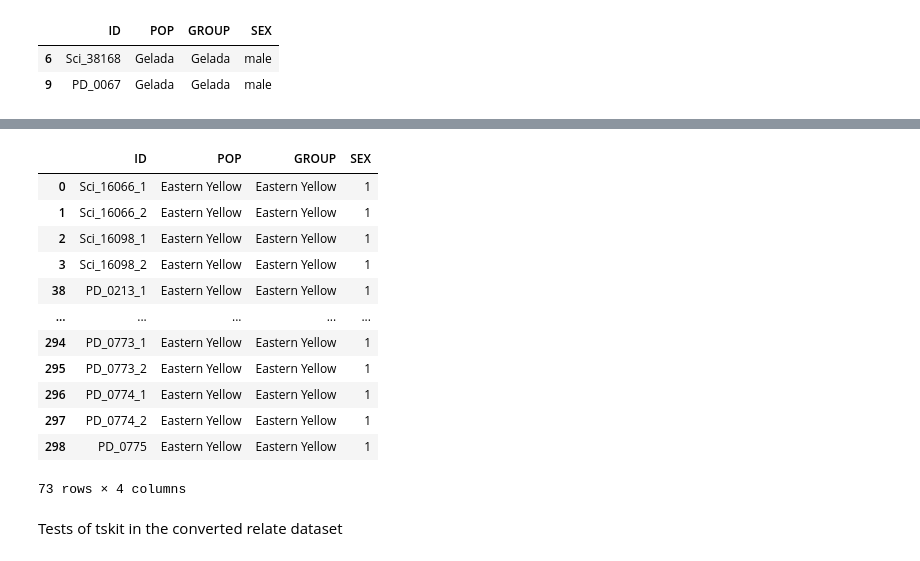
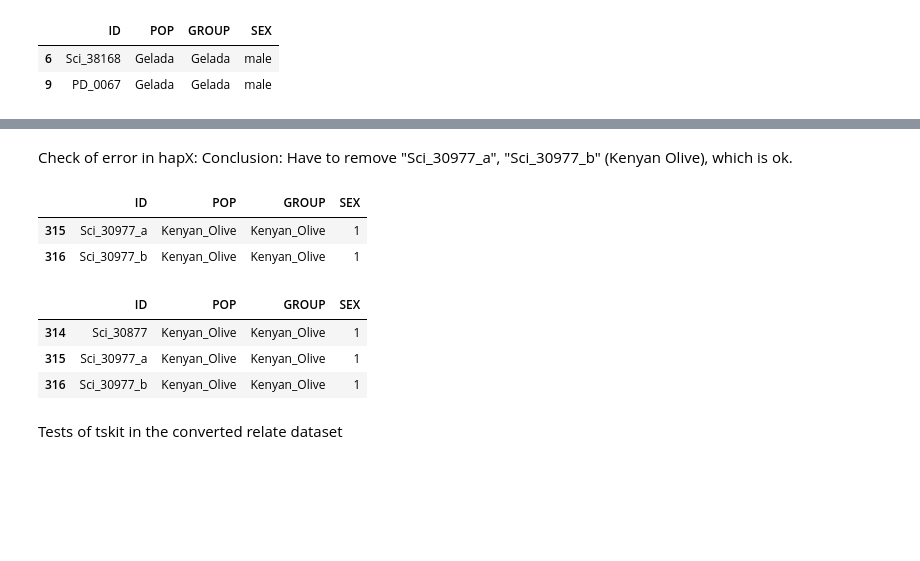
Before and after one commit to erikfogh/relate_clues, a Jupyter notebook: notebooks/tskit01_prep_loading_and_displaying_data.ipynb, the cells around one changed output, grey strips where cells are left out. Cells and saved outputs as stored; diff of their text form; code cells hidden in the pictures; blank space fills up the shorter version.

```diff
--- a/notebooks/tskit01_prep_loading_and_displaying_data.ipynb
+++ b/notebooks/tskit01_prep_loading_and_displaying_data.ipynb
@@ -211,2 +184,5 @@ Name: ID_1, Length: 322, dtype: object
+# %% [markdown]
+Check of error in hapX: Conclusion: Have to remove "Sci_30977_a", "Sci_30977_b" (Kenyan Olive), which is ok.
 # %%
-poplabel = pd.read_csv("../data/pops/haploid_x_8cluster.sample", sep=" ")
+sample_check = pd.read_csv("../steps/haps_sample/chromhapX.sample", sep="\t")
+poplabel_check = pd.read_csv("../data/pops/haploid_x_8cluster.sample", sep=" ")
@@ -216,19 +189,16 @@ removed_haps = pd.read_csv("/faststorage/project/baboondiversity/people/eriks/se
-# %%
-poplabel.loc[~poplabel.ID.isin(removed_haps.ID)]
-# %% [output]
-|  | ID | POP | GROUP | SEX |
-| 0 | Sci_16066_1 | Eastern Yellow | Eastern Yellow | 1 |
-| 1 | Sci_16066_2 | Eastern Yellow | Eastern Yellow | 1 |
-| 2 | Sci_16098_1 | Eastern Yellow | Eastern Yellow | 1 |
-| 3 | Sci_16098_2 | Eastern Yellow | Eastern Yellow | 1 |
-| 38 | PD_0213_1 | Eastern Yellow | Eastern Yellow | 1 |
-| ... | ... | ... | ... | ... |
-| 294 | PD_0773_1 | Eastern Yellow | Eastern Yellow | 1 |
-| 295 | PD_0773_2 | Eastern Yellow | Eastern Yellow | 1 |
-| 296 | PD_0774_1 | Eastern Yellow | Eastern Yellow | 1 |
-| 297 | PD_0774_2 | Eastern Yellow | Eastern Yellow | 1 |
-| 298 | PD_0775 | Eastern Yellow | Eastern Yellow | 1 |
-73 rows × 4 columns
+# %%
+poplabel_check.loc[~poplabel_check.ID.isin(list(sample_check.ID_1))]
+# %% [output]
+|  | ID | POP | GROUP | SEX |
+| 315 | Sci_30977_a | Kenyan_Olive | Kenyan_Olive | 1 |
+| 316 | Sci_30977_b | Kenyan_Olive | Kenyan_Olive | 1 |
+# %%
+poplabel_check.loc[poplabel_check.POP == "Kenyan_Olive"]
+# %% [output]
+|  | ID | POP | GROUP | SEX |
+| 314 | Sci_30877 | Kenyan_Olive | Kenyan_Olive | 1 |
+| 315 | Sci_30977_a | Kenyan_Olive | Kenyan_Olive | 1 |
+| 316 | Sci_30977_b | Kenyan_Olive | Kenyan_Olive | 1 |
 # %% [markdown]
 Tests of tskit in the converted relate dataset
 # %%
```
Also changed, not shown: parts of 13 cells of this notebook, 39 other files.
